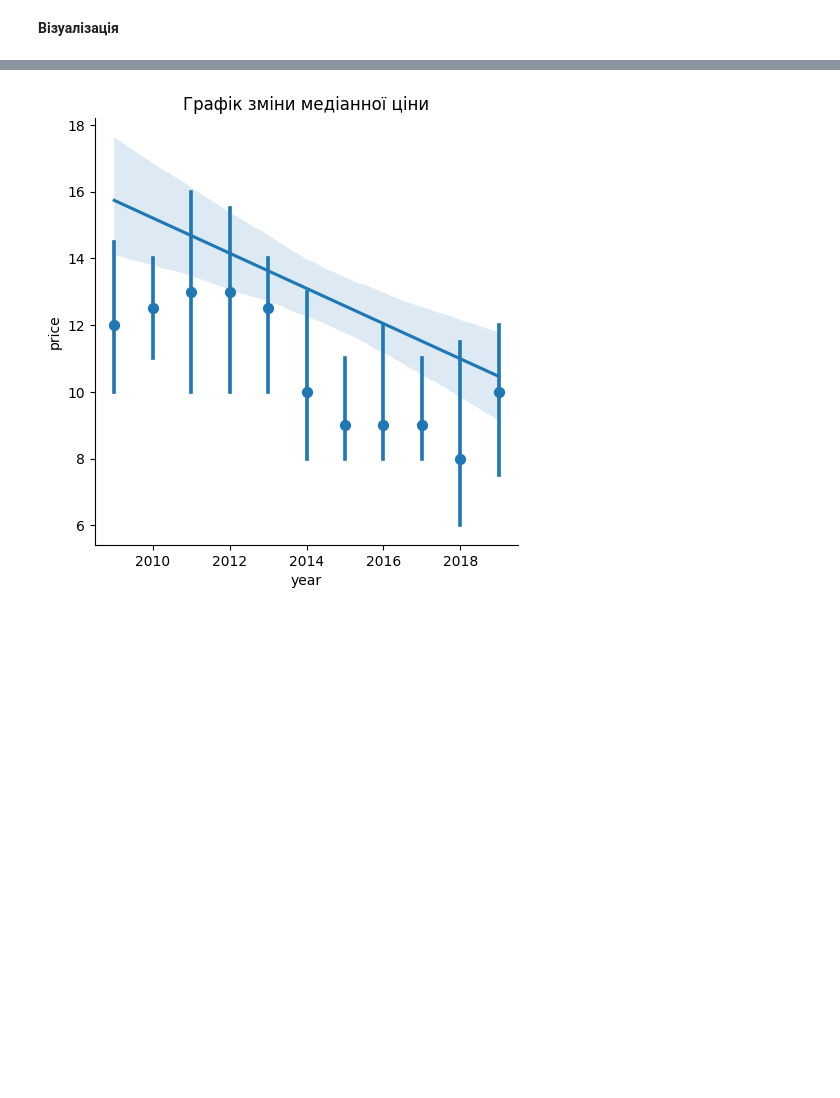
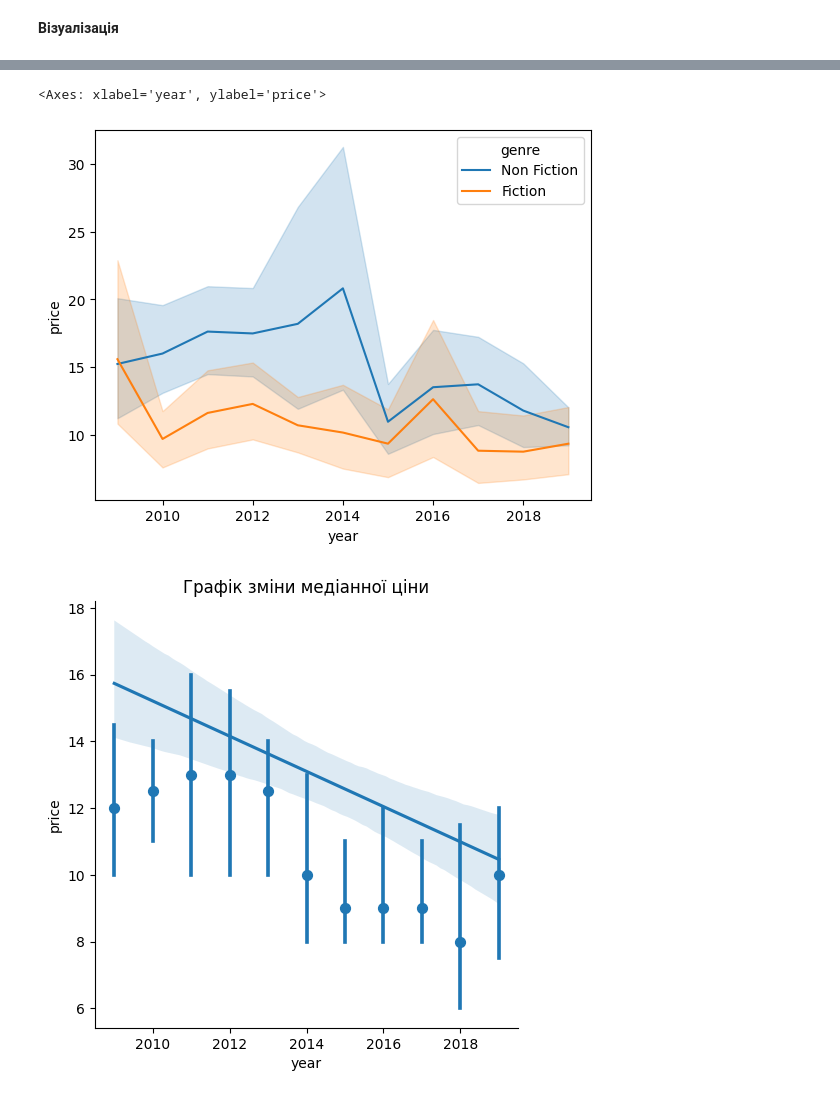
Before and after one commit to KarynaSam/Python-DS, a Jupyter notebook: Hw2.3.ipynb, the cells around one changed output, grey strips where cells are left out. Drawn from its saved outputs; the diff is of its cells as text; code cells hidden in the pictures; blank space fills up the shorter version.

```diff
--- a/Hw2.3.ipynb
+++ b/Hw2.3.ipynb
@@ -387,3 +381,12 @@ fig.show()
+# %%
+import seaborn as sns
+
+%matplotlib inline
+
+sns.lineplot(x='year', y='price', hue='genre', data=books)
+# %% [output]
+<Axes: xlabel='year', ylabel='price'>
+[figure, added]
 # %%
 sns.lmplot(data=books.sort_values(by='user_rating', ascending=True),
              x="year",
```
Also changed, not shown: parts of 1 cell of this notebook.
